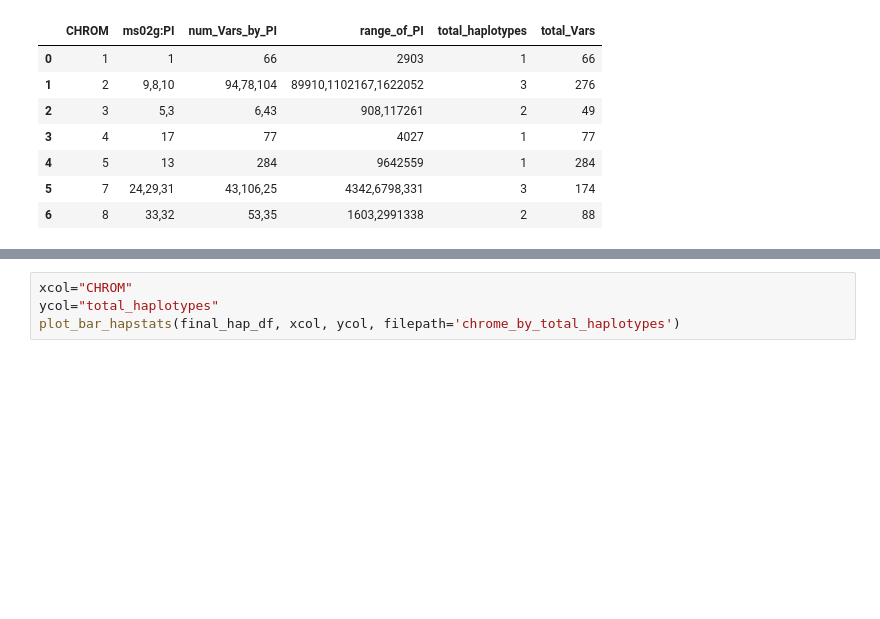
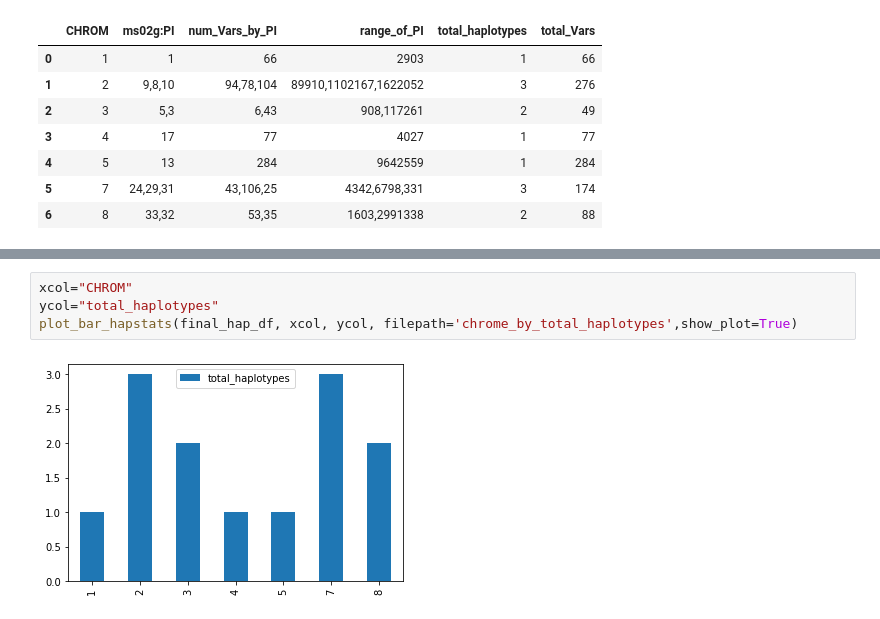
Before and after one commit to everestial/phase-extender, a Jupyter notebook: quickstart.ipynb, the cells around one changed output, grey strips where cells are left out. Cells and saved outputs as stored; diff of their text form; blank space fills up the shorter version.

```diff
--- a/quickstart.ipynb
+++ b/quickstart.ipynb
@@ -23,4 +30,6 @@ plot_bar_hapstats(final_hap_df, xcol, ycol, filepath='chrome_by_total_vars')
 # %%
 xcol="CHROM"
 ycol="total_haplotypes"
-plot_bar_hapstats(final_hap_df, xcol, ycol, filepath='chrome_by_total_haplotypes')
+plot_bar_hapstats(final_hap_df, xcol, ycol, filepath='chrome_by_total_haplotypes',show_plot=True)
+# %% [output]
+[figure, added]
```
Also changed, not shown: parts of 2 cells of this notebook, 2 other files.
